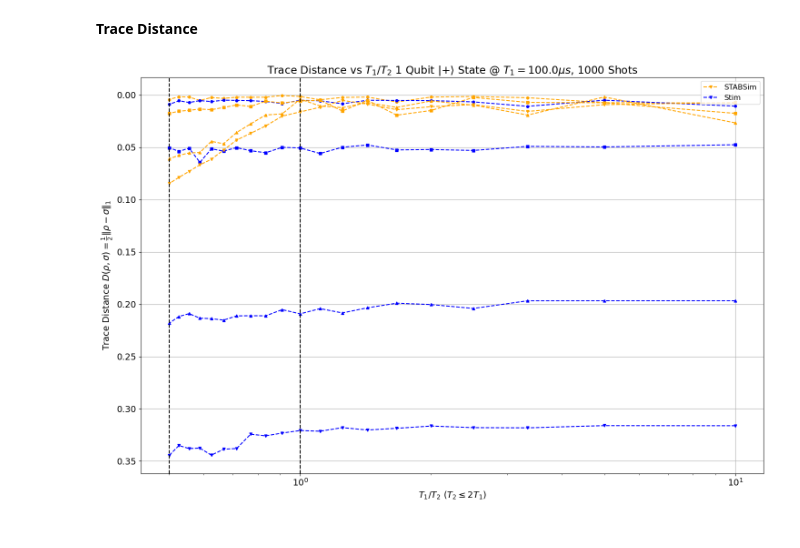
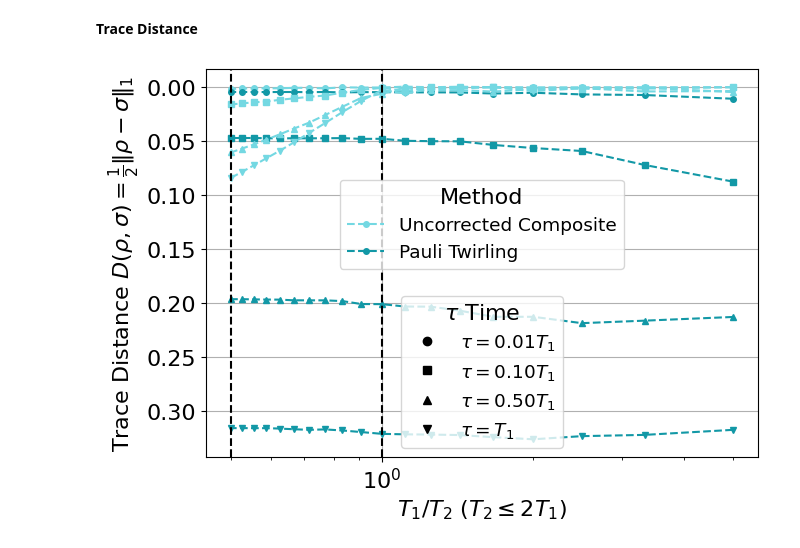
Before and after one commit to pnnl/NWQ-Sim, a Jupyter notebook: stabilizer/damping_work/damping_fidelity.ipynb, the cells around one changed output. Saved outputs shown, nothing was run; the diff lists cells and outputs as text; code cells hidden in the pictures.

```diff
--- a/stabilizer/damping_work/damping_fidelity.ipynb
+++ b/stabilizer/damping_work/damping_fidelity.ipynb
@@ -12,7 +12,7 @@ exact_params = []
 np_taus = [10**-6, 10**-5, 5*10**-5, 10**-4]#, 1.5 * 10**-4]  # np.linspace(10**-6, 10**-4, num=10)
 taus = [round(float(tau), 8) for tau in np_taus]
 print(taus)
-T2 = np.arange(T1/10, 2*T1 + T1/10, T1/10)
+T2 = np.arange(T1/5, 2*T1 + T1/10, T1/10)
 for tau in taus:
     exact_rho = []
     for T in T2:
@@ -28,8 +28,8 @@ for tau in taus:
         amp_damping = Kraus([K1_amp, K2_amp])
 
         #Phase damping (T2)
-        # K1_phase = np.array([[np.sqrt(1 - p_phase), 0], [0, np.sqrt(1 - p_phase)]])
-        # K2_phase = np.array([[np.sqrt(p_phase), 0], [0, -np.sqrt(p_phase)]])
+        # K1_phase = np.array([[np.sqrt(1 - p_phase), 0], [0, -np.sqrt(1 - p_phase)]])
+        # K2_phase = np.array([[np.sqrt(p_phase), 0], [0, np.sqrt(p_phase)]])
 
         #N&C
         # K1_phase = np.array([[1, 0], [0, np.sqrt(1 - p_phase)]])
@@ -76,5 +76,7 @@ for tau in taus:
         exact_rho.append(rho)
 
     exact_params.append(exact_rho)
+
+print(rho)
 # %% [output]
 [1e-06, 1e-05, 5e-05, 0.0001]
@@ -210,21 +214,21 @@ def generate_error_circuit(p_amp: float, p_phase: float, circuit) -> stim.Circui
     """Apply twirled noise"""
     new_circuit = circuit.copy()
     for q in range(n_qubits):
-        new_circuit.append("PAULI_CHANNEL_1", [q], [p_amp/4, p_amp/4, (1-p_amp/2-np.sqrt(1-p_amp))/2])
-        new_circuit.append("PAULI_CHANNEL_1", [q], [0, 0, p_phase/2])
+        new_circuit.append("PAULI_CHANNEL_1", [q], [p_amp/4, p_amp/4,   ((1-np.sqrt((1-p_amp)*(1-p_phase)))/2)-p_amp/4])
+        # new_circuit.append("PAULI_CHANNEL_1", [q], [0, 0,])
 
     return new_circuit
 
 
 # Parameters
-num_shots = 1000   # number of random shots
+num_shots = 10000   # number of random shots
 
 #Generate tableaus and density matrices
 
 circuit = stim.Circuit("H 0")
+
 for q in range(n_qubits-1):
     circuit.append("CX", [q, q+1])
-
 stim_params = []
 for tau in taus:
     twirled = []
@@ -265,7 +269,7 @@ for tau in taus:
         lines = []
         rhos = []
         with subprocess.Popen(
-            ["./damping_channel", str(n_qubits), str(tau), str(T1), str(T), str(1000)],
+            ["./damping_channel", str(n_qubits), str(tau), str(T1), str(T), str(num_shots)],
             stdout=subprocess.PIPE,
             stderr=subprocess.PIPE,
             text=True,
@@ -896,6 +901,8 @@ plt.savefig('fidelity_plot.pdf', dpi=1000, bbox_inches='tight')
 import matplotlib.pyplot as plt
 import numpy as np
 from scipy.linalg import sqrtm
+import matplotlib.colors as mcolors
+
 
 def trace_distance(rho, sigma):
     delta = rho - sigma
@@ -905,12 +912,38 @@ def trace_distance(rho, sigma):
 # Example marker cycle (one per tau)
 markers = ['o', 's', '^', 'v', 'D', 'x', '*', 'P', 'H', '<', '>']
 markers = (markers * ((len(taus) // len(markers)) + 1))[:len(taus)]
-colors = ['blue', 'orange']  # Group 1 (exact), Group 2 (stab)
+colors = ['blue', 'dark blue']  # Group 1 (exact), Group 2 (stab)
 
-plt.figure(figsize=(15, 10))
+plt.figure(figsize=(7, 5))
+
+tau_handles = []  # to store one marker per tau
+
+cmap = plt.get_cmap('tab10')
+def lighten(color, factor=0.6):
+    c = np.array(mcolors.to_rgb(color))
+    return tuple(1 - (1 - c) * factor)
+
+def darken(color, factor=0.8):
+    c = np.array(mcolors.to_rgb(color))
+    return tuple(c * factor)
+
+
+base = cmap(cmap.N)
+stim_color = lighten(base, 0.6)
+cpp_color  = darken(base, 0.8)
+
+def tau_label(tau, T1):
+    """Return tau label always as a multiple of T1."""
+    ratio = tau / T1
+    if np.isclose(ratio, 1.0):
+        return r'$\tau = T_1$'
+    elif ratio < 1:
+        return rf'$\tau = {ratio:.2f} T_1$'
+    else:
+        return rf'$\tau = {ratio:.2f} T_1$'
 
 for i, tau in enumerate(taus):
-    # Group 1: trace distance between exact and stab
+    # Group 1: exact vs stab
     distances_stab = [
         trace_distance(np.real(exact_params[i][j]), np.real(stab_params[i][j]))
         for j in range(len(T2))
@@ -918,49 +951,64 @@ for i, tau in enumerate(taus):
     plt.plot(
         T1 / np.array(T2),
         distances_stab,
-        color=colors[1],
+        color=stim_color,
         marker=markers[i],
         markersize=4,
         linewidth=1.5,
         linestyle='--',
-        label='STABSim'
+        label='Uncorrected Composite' if i == 0 else None
     )
 
-    # Group 2: trace distance between exact and stim
+    # Group 2: exact vs stim
     distances_stim = [
         trace_distance(np.real(exact_params[i][j]), np.real(stim_params[i][j]))
         for j in range(len(T2))
     ]
     plt.plot(
         T1 / np.array(T2),
         distances_stim,
-        color=colors[0],
+        color=cpp_color,
         marker=markers[i],
         markersize=4,
         linewidth=1.5,
         linestyle='--',
-        label='Stim'
+        label='Pauli Twirling' if i == 0 else None
     )
 
+    # Tau legend entry
+    tau_handle, = plt.plot([], [], marker=markers[i], color='black', linestyle='None',
+                           label=tau_label(tau, T1))
+    tau_handles.append(tau_handle)
+
+# Vertical reference lines
 plt.axvline(x=1, color='black', linestyle='--')
 plt.axvline(x=.5, color='black', linestyle='--')
+
 plt.xlabel(r'$T_1/T_2$ ($T_2 \leq 2T_1$)')
 plt.ylabel(r'Trace Distance $D(\rho, \sigma) = \frac{1}{2}\|\rho - \sigma\|_1$')
 plt.gca().invert_yaxis()
 
-plt.title(rf'Trace Distance vs $T_1/T_2$ 1 Qubit |+⟩ State @ $T_1 ={10**6*T1}\mu s$, 1000 Shots')
+# Legend for simulation methods
+method_handles, method_labels = plt.gca().get_legend_handles_labels()
+method_legend = plt.legend(method_handles[:2], method_labels[:2],
+                           loc='center', fontsize='small', title="Method",bbox_to_anchor=(.5,.6))
 
-# Only label the two groups once
-handles, labels = plt.gca().get_legend_handles_labels()
-by_label = dict(zip(labels, handles))
-plt.legend(by_label.values(), by_label.keys(), loc='upper right', fontsize='small')
+# Legend for tau values (as multiples of T1)
+tau_legend = plt.legend(handles=tau_handles, loc='lower center', fontsize='small', title=r'$\tau$ Time')
+
+plt.gca().add_artist(method_legend)
+plt.rcParams.update({'font.size': 16})
+
 
 plt.xscale('log')
 plt.grid(True)
 plt.tight_layout()
+
+plt.savefig('trace_distance.pdf', dpi=1000, bbox_inches='tight')
+
 plt.show()
 # %% [output]
-[figure, old version]
+[figure, new version]
 # %%
 import matplotlib.pyplot as plt
 import numpy as np
```
Also changed, not shown: parts of 10 cells of this notebook, 7 other files.
